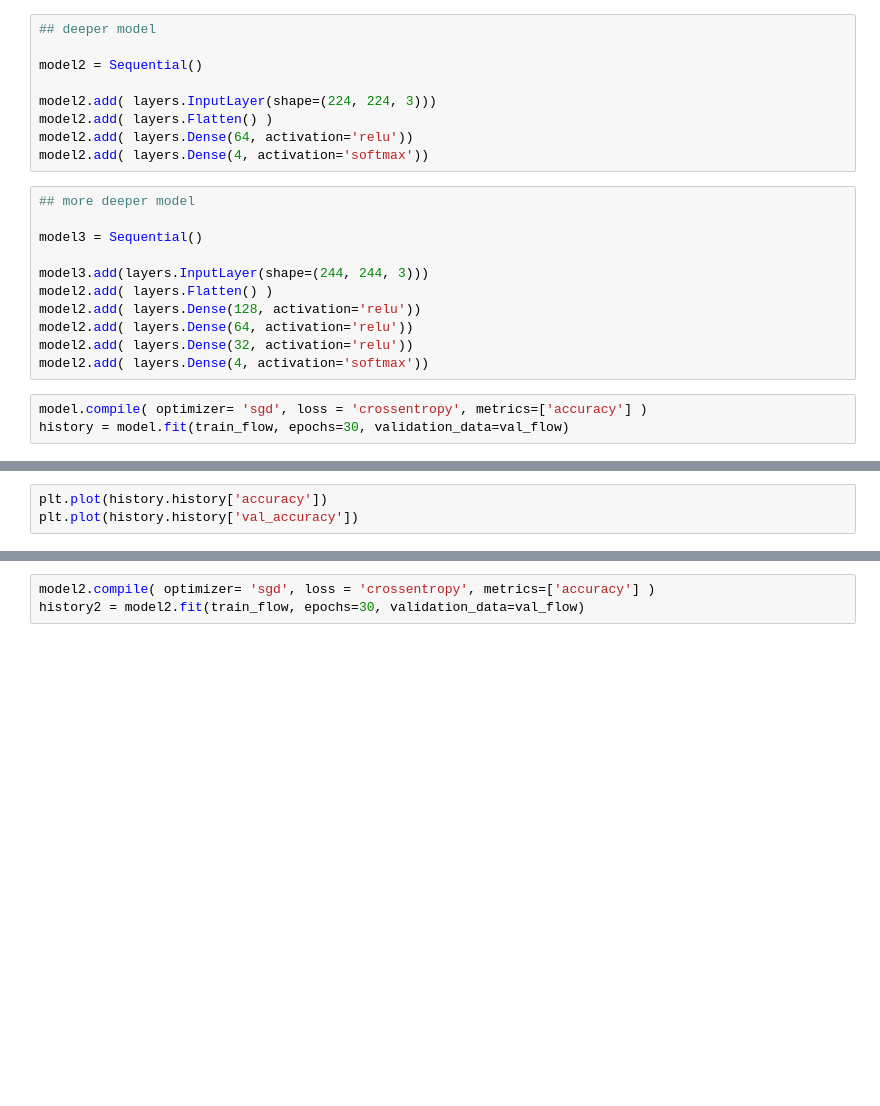
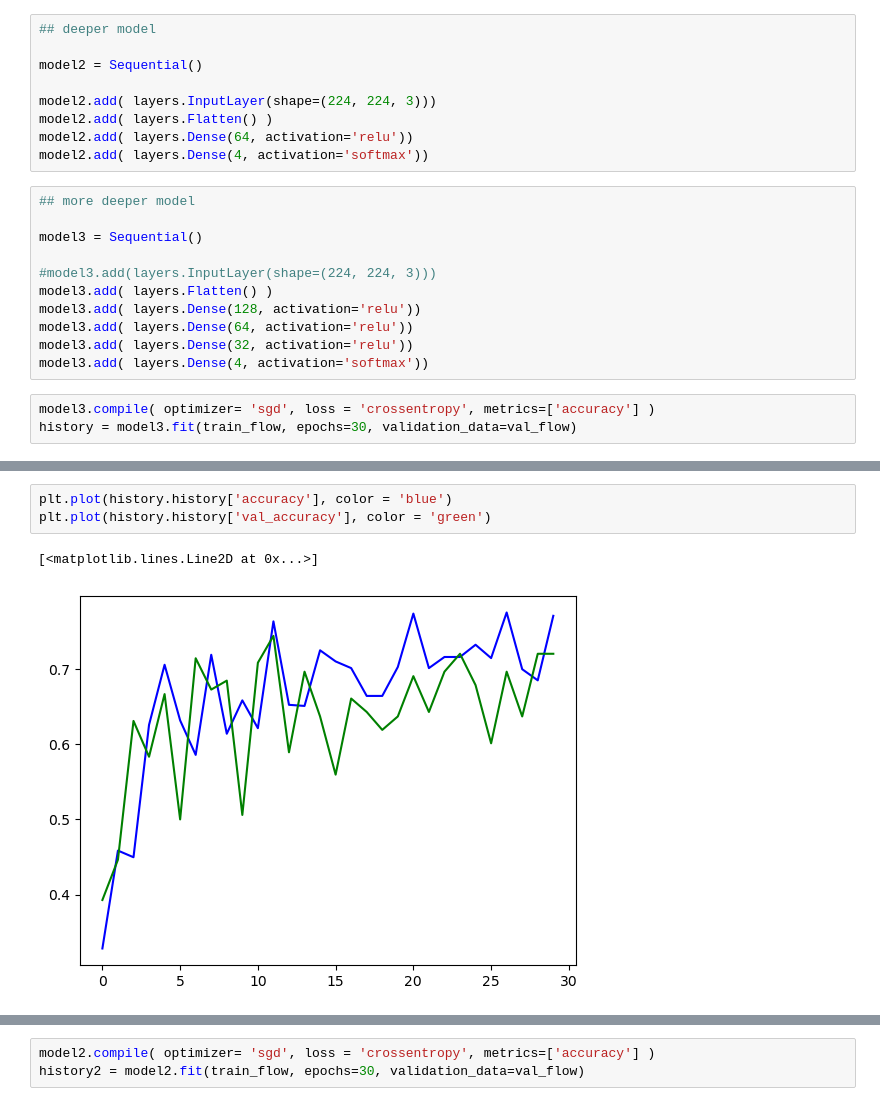
Before and after one commit to mgsong83/Deeplearning, a Jupyter notebook: keras/06_model/model.ipynb, the cells around one changed output, grey strips where cells are left out. Cells and saved outputs as stored; diff of their text form; blank space fills up the shorter version.

```diff
--- a/keras/06_model/model.ipynb
+++ b/keras/06_model/model.ipynb
@@ -104,14 +155,14 @@ model2.add( layers.Dense(4, activation='softmax'))
 
 model3 = Sequential()
 
-model3.add(layers.InputLayer(shape=(244, 244, 3)))
-model2.add( layers.Flatten() )
-model2.add( layers.Dense(128, activation='relu'))
-model2.add( layers.Dense(64, activation='relu'))
-model2.add( layers.Dense(32, activation='relu'))
-model2.add( layers.Dense(4, activation='softmax'))
+#model3.add(layers.InputLayer(shape=(224, 224, 3)))
+model3.add( layers.Flatten() )
+model3.add( layers.Dense(128, activation='relu'))
+model3.add( layers.Dense(64, activation='relu'))
+model3.add( layers.Dense(32, activation='relu'))
+model3.add( layers.Dense(4, activation='softmax'))
 # %%
-model.compile( optimizer= 'sgd', loss = 'crossentropy', metrics=['accuracy'] )
-history = model.fit(train_flow, epochs=30, validation_data=val_flow)
+model3.compile( optimizer= 'sgd', loss = 'crossentropy', metrics=['accuracy'] )
+history = model3.fit(train_flow, epochs=30, validation_data=val_flow)
 # %% [output]
 Epoch 1/30
@@ -137,3 +185,6 @@ KeyboardInterrupt:
 # %%
-plt.plot(history.history['accuracy'])
-plt.plot(history.history['val_accuracy'])
+plt.plot(history.history['accuracy'], color = 'blue')
+plt.plot(history.history['val_accuracy'], color = 'green')
+# %% [output]
+[<matplotlib.lines.Line2D at 0x...>]
+[figure, added]
```
Also changed, not shown: parts of 19 cells of this notebook, 5 other files.
